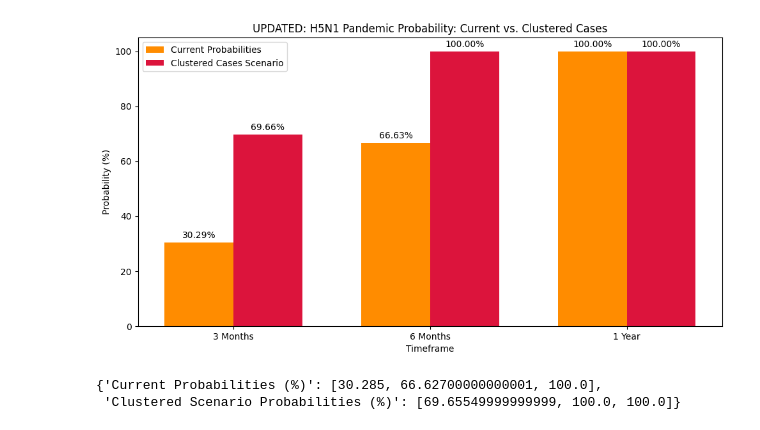
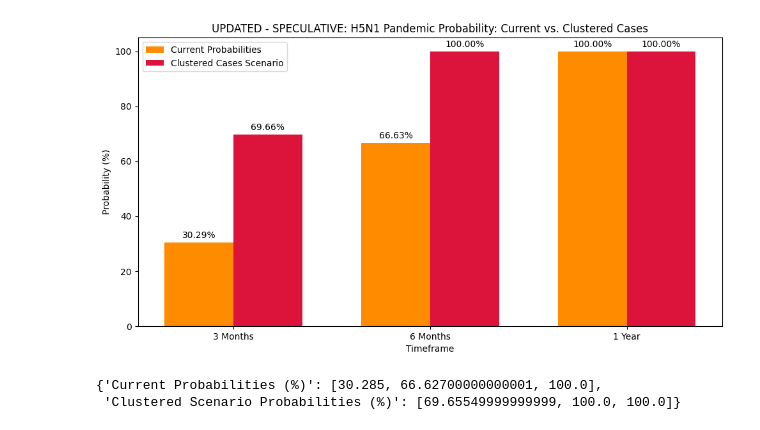
Before and after one commit to RacheleRice/h5n1_pandy_probability, a Jupyter notebook: 12_26_24_h5n1.ipynb, the cells around one changed output. Cells and saved outputs as stored; diff of their text form; code cells hidden in the pictures.

```diff
--- a/12_26_24_h5n1.ipynb
+++ b/12_26_24_h5n1.ipynb
@@ -50,34 +50,34 @@ bar_width = 0.35
 
 # Bar chart for current probabilities
 bars1 = plt.bar(index, current_probabilities, bar_width, label='Current Probabilities', color='darkorange')
 
 # Bar chart for clustered scenario
 bars2 = plt.bar(index + bar_width, cluster_probabilities, bar_width, label='Clustered Cases Scenario', color='crimson')
 
 # Chart details
-plt.title('UPDATED|SPECULATIVE: H5N1 Pandemic Probability: Current vs. Clustered Cases')
+plt.title('UPDATED - SPECULATIVE: H5N1 Pandemic Probability: Current vs. Clustered Cases')
 plt.ylabel('Probability (%)')
 plt.xlabel('Timeframe')
 plt.xticks(index + bar_width / 2, timeframes)
 plt.ylim(0, 105)
 plt.legend()
 
 # Add value labels
 for bars, values in zip([bars1, bars2], [current_probabilities, cluster_probabilities]):
     for bar, value in zip(bars, values):
         yval = bar.get_height()
         plt.text(bar.get_x() + bar.get_width()/2, yval + 1, f'{yval:.2f}%', ha='center', va='bottom')
 
 plt.tight_layout()
 fig.subplots_adjust(top=0.85)  # Adjust the top margin for the title
 plt.show()
 
 # Output probabilities for record
 {
     "Current Probabilities (%)": current_probabilities,
     "Clustered Scenario Probabilities (%)": cluster_probabilities
 }
 # %% [output]
-[figure, old version]
+[figure, new version]
 {'Current Probabilities (%)': [30.285, 66.62700000000001, 100.0],
  'Clustered Scenario Probabilities (%)': [69.65549999999999, 100.0, 100.0]}
```
